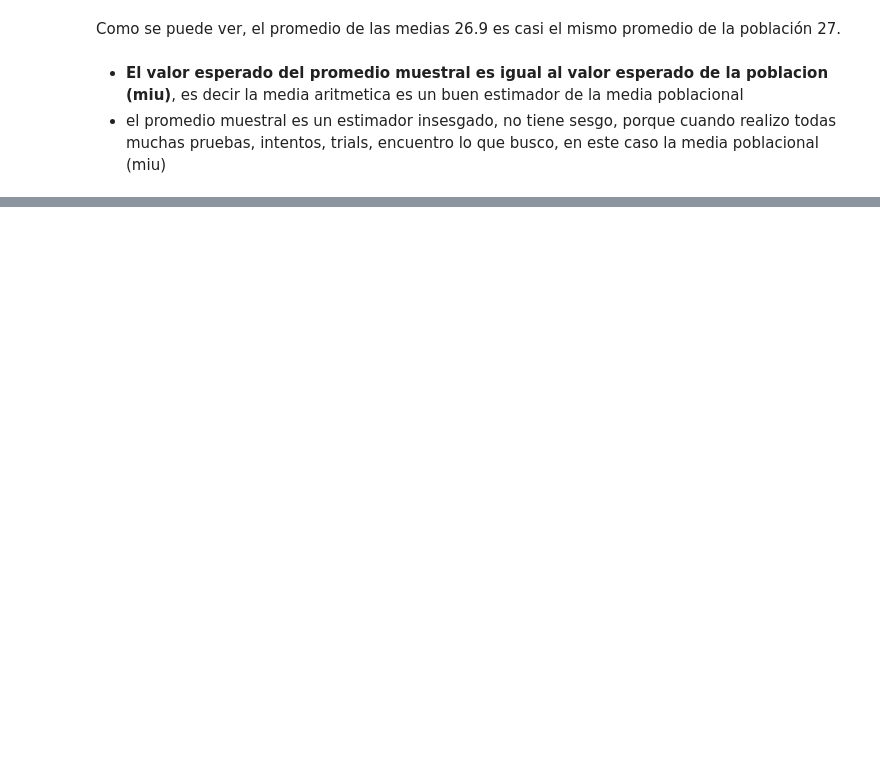
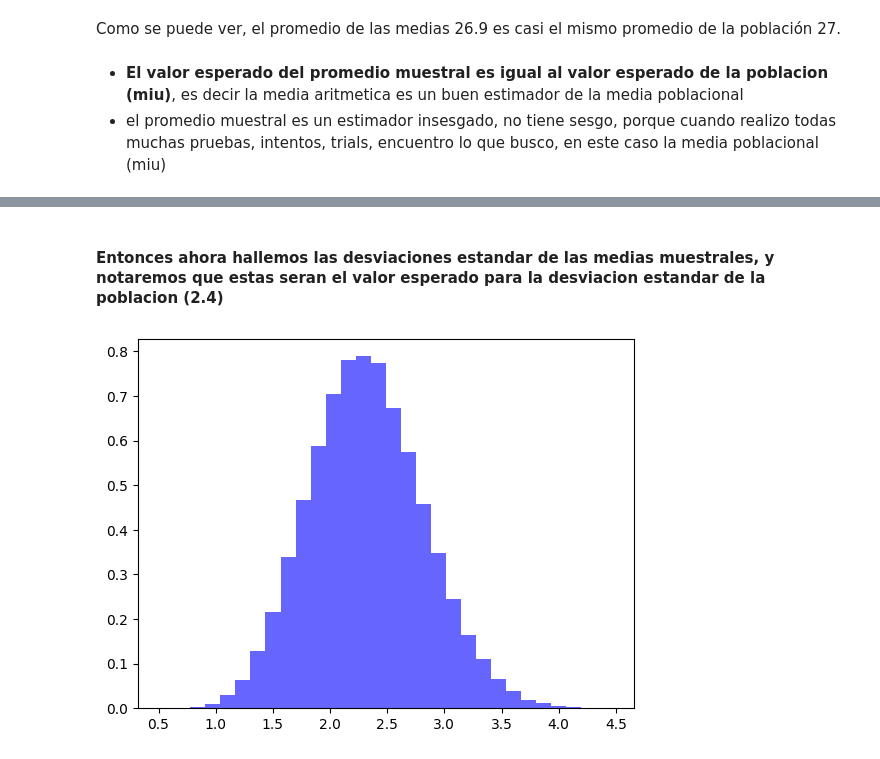
Before and after one commit to ML-CU/Proyectos-Python, a Jupyter notebook: Estadística/Normal Distribution/Normal _Distribution.ipynb, the cells around one changed output, grey strips where cells are left out. Saved outputs shown, nothing was run; the diff lists cells and outputs as text; code cells hidden in the pictures; blank space fills up the shorter version.

```diff
--- a/Estadística/Normal Distribution/Normal _Distribution.ipynb
+++ b/Estadística/Normal Distribution/Normal _Distribution.ipynb
@@ -71,0 +81,21 @@ Como se puede ver, el promedio de las medias 26.9 es casi el mismo promedio de l
+# %%
+def std(arreglo, sesgo):
+    media = mean(arreglo)
+    acum = 0
+    for val in arreglo:
+        term = (val - media)**2
+        acum = acum + term
+    return (acum/(len(arreglo)-sesgo))**0.5
+# %% [markdown]
+#### Entonces ahora hallemos las desviaciones estandar de las medias muestrales, y notaremos que estas seran el valor esperado para la desviacion estandar de la poblacion (2.4)
+# %%
+#hallamos la desviacion estandar de las medias muestrales para ver si es un valor insesgado
+trials = 100000
+desviaciones_n = []
+for _ in range(trials):
+    sample = np.random.choice(pop, size)
+    desviaciones_n.append(std(sample, 1))
+# %%
+plt.hist(desviaciones_n, bins=30, density=True, alpha=0.6, color='b');
+# %% [output]
+[figure, added]
```
Also changed, not shown: parts of 4 cells of this notebook.
